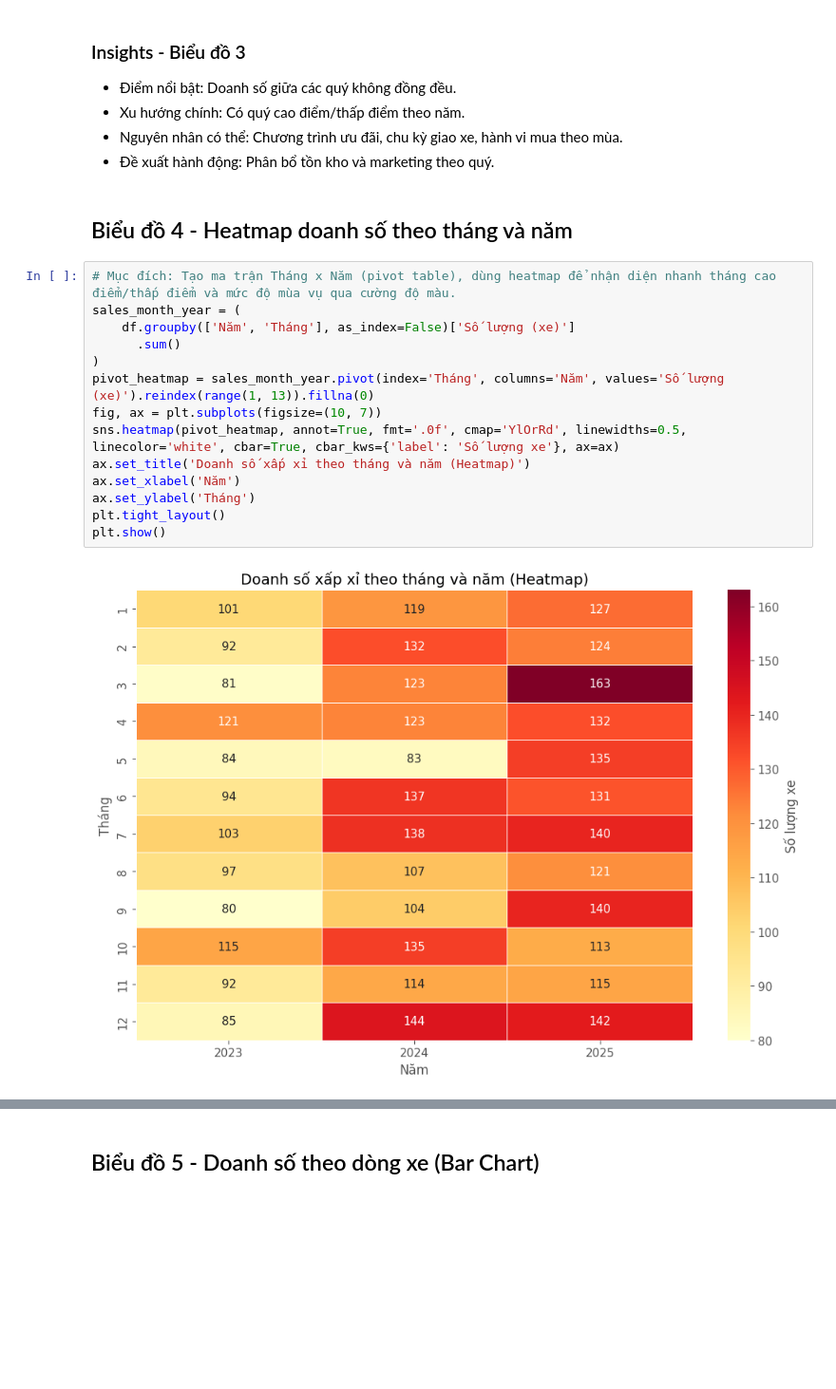
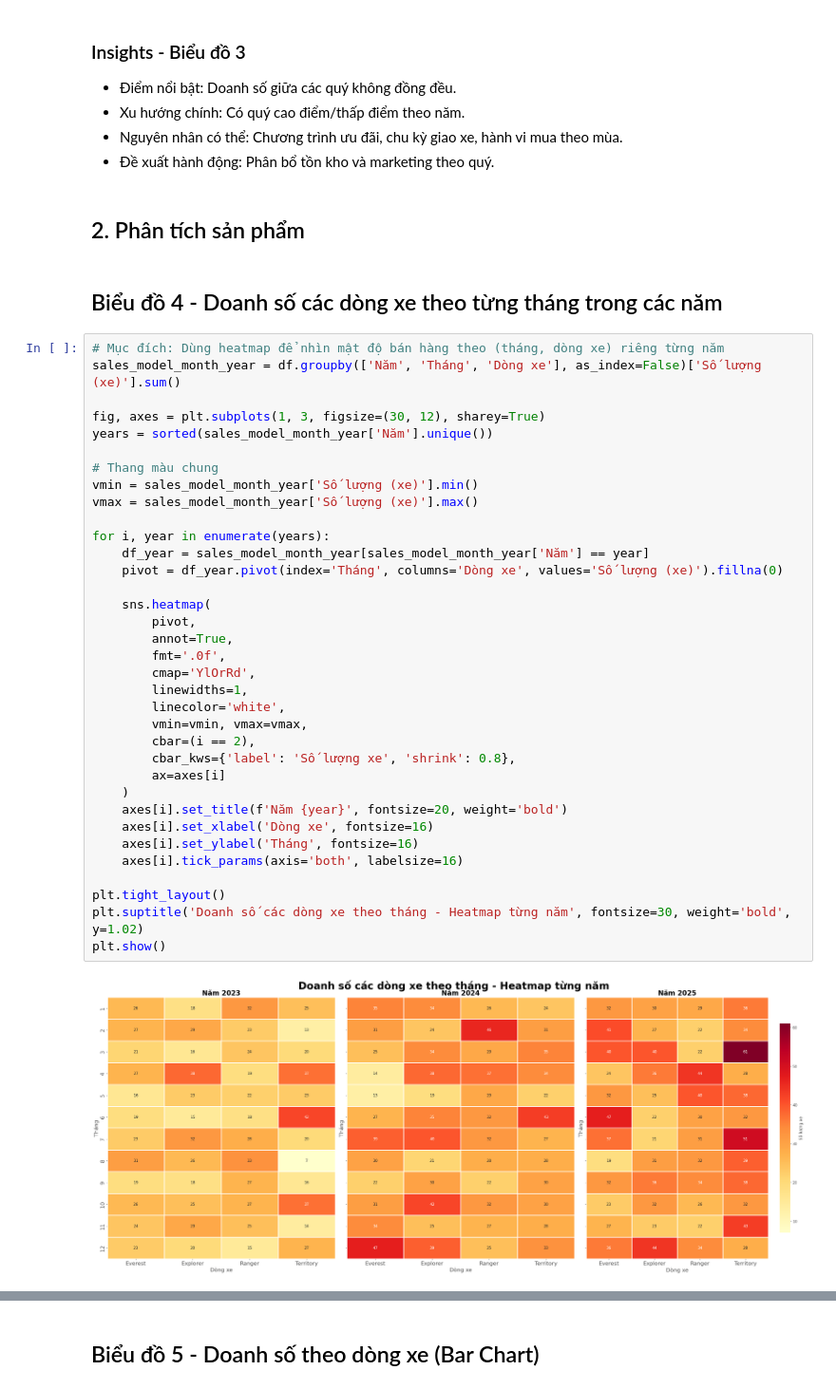
Before and after one commit to lemon-01/cd3, a Jupyter notebook: Ford_Sales_Analysis_2023_2025.ipynb, the cells around one changed output, grey strips where cells are left out. Shown at 95% size. Cells and saved outputs as stored; diff of their text form; blank space fills up the shorter version.

Commit message:
chỉnh sửa lại biểu đồ

```diff
--- a/Ford_Sales_Analysis_2023_2025.ipynb
+++ b/Ford_Sales_Analysis_2023_2025.ipynb
@@ -167,23 +167,46 @@ plt.show()
 - Xu hướng chính: Có quý cao điểm/thấp điểm theo năm.
 - Nguyên nhân có thể: Chương trình ưu đãi, chu kỳ giao xe, hành vi mua theo mùa.
 - Đề xuất hành động: Phân bổ tồn kho và marketing theo quý.
+# %% [markdown]
+## 2. Phân tích sản phẩm
 # %% [markdown]
-## Biểu đồ 4 - Heatmap doanh số theo tháng và năm
+## Biểu đồ 4 - Doanh số các dòng xe theo từng tháng trong các năm
 # %%
-# Mục đích: Tạo ma trận Tháng x Năm (pivot table), dùng heatmap để nhận diện nhanh tháng cao điểm/thấp điểm và mức độ mùa vụ qua cường độ màu.
-sales_month_year = (
-    df.groupby(['Năm', 'Tháng'], as_index=False)['Số lượng (xe)']
-      .sum()
-)
-pivot_heatmap = sales_month_year.pivot(index='Tháng', columns='Năm', values='Số lượng (xe)').reindex(range(1, 13)).fillna(0)
-fig, ax = plt.subplots(figsize=(10, 7))
-sns.heatmap(pivot_heatmap, annot=True, fmt='.0f', cmap='YlOrRd', linewidths=0.5, linecolor='white', cbar=True, cbar_kws={'label': 'Số lượng xe'}, ax=ax)
-ax.set_title('Doanh số xấp xỉ theo tháng và năm (Heatmap)')
-ax.set_xlabel('Năm')
-ax.set_ylabel('Tháng')
+# Mục đích: Dùng heatmap để nhìn mật độ bán hàng theo (tháng, dòng xe) riêng từng năm
+sales_model_month_year = df.groupby(['Năm', 'Tháng', 'Dòng xe'], as_index=False)['Số lượng (xe)'].sum()
+
+fig, axes = plt.subplots(1, 3, figsize=(30, 12), sharey=True)
+years = sorted(sales_model_month_year['Năm'].unique())
+
+# Thang màu chung
+vmin = sales_model_month_year['Số lượng (xe)'].min()
+vmax = sales_model_month_year['Số lượng (xe)'].max()
+
+for i, year in enumerate(years):
+    df_year = sales_model_month_year[sales_model_month_year['Năm'] == year]
+    pivot = df_year.pivot(index='Tháng', columns='Dòng xe', values='Số lượng (xe)').fillna(0)
+
+    sns.heatmap(
+        pivot,
+        annot=True,
+        fmt='.0f',
+        cmap='YlOrRd',
+        linewidths=1,
+        linecolor='white',
+        vmin=vmin, vmax=vmax,
+        cbar=(i == 2),
+        cbar_kws={'label': 'Số lượng xe', 'shrink': 0.8},
+        ax=axes[i]
+    )
+    axes[i].set_title(f'Năm {year}', fontsize=20, weight='bold')
+    axes[i].set_xlabel('Dòng xe', fontsize=16)
+    axes[i].set_ylabel('Tháng', fontsize=16)
+    axes[i].tick_params(axis='both', labelsize=16)
+
 plt.tight_layout()
+plt.suptitle('Doanh số các dòng xe theo tháng - Heatmap từng năm', fontsize=30, weight='bold', y=1.02)
 plt.show()
 # %% [output]
-[figure, old version]
+[figure, new version]
 # %% [markdown]
 ### Insights - Biểu đồ 4
```
Also changed, not shown: parts of 10 cells of this notebook, 1 other file.
